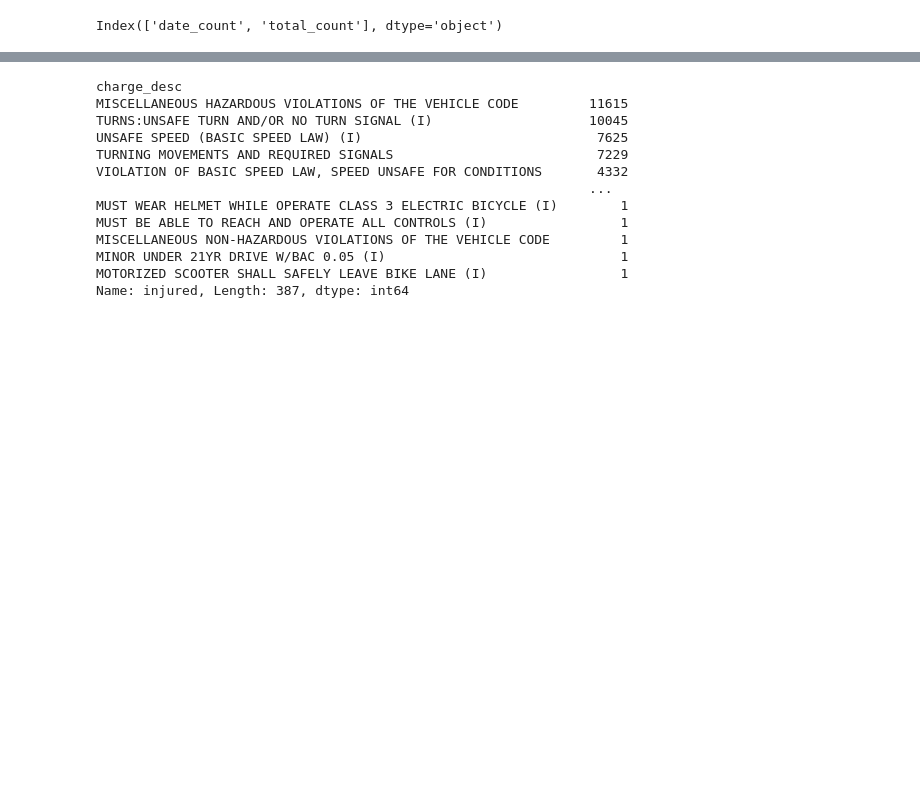
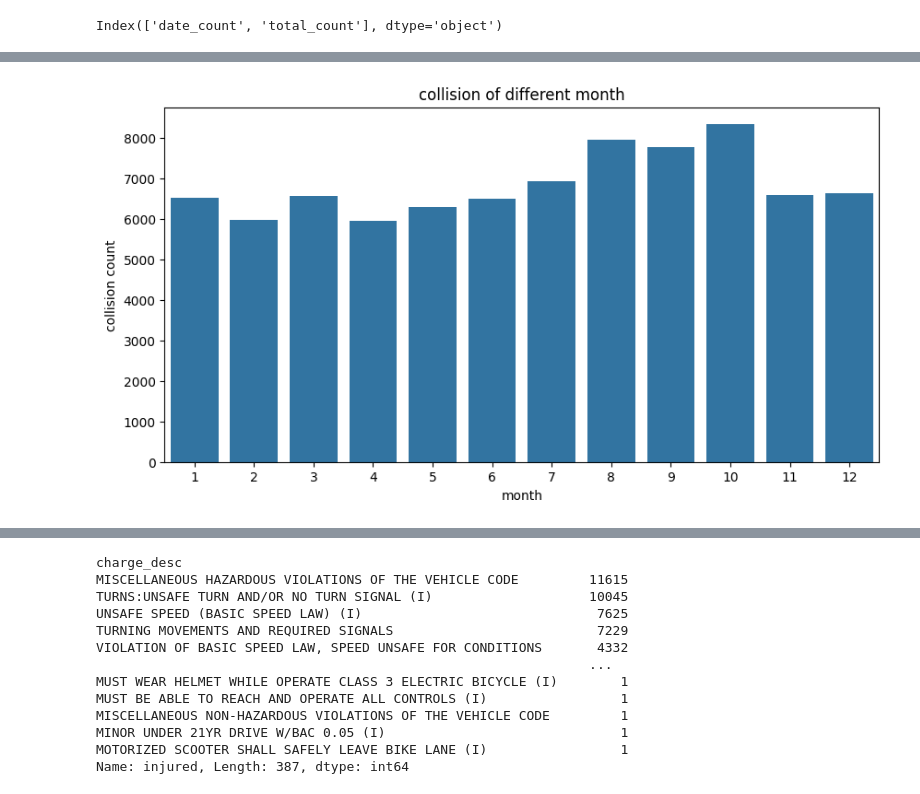
Before and after one commit to rellimrebo/traffic-risk-estimator, a Jupyter notebook: data_statistic.ipynb, the cells around one changed output, grey strips where cells are left out. Saved outputs shown, nothing was run; the diff lists cells and outputs as text; code cells hidden in the pictures; blank space fills up the shorter version.

```diff
--- a/data_statistic.ipynb
+++ b/data_statistic.ipynb
@@ -104,0 +105,9 @@ plt.show()
+# %%
+plt.figure(figsize=(10, 5))
+sns.barplot(x=month_count.index, y=month_count.values)
+plt.title('collision of different month')
+plt.xlabel('month')
+plt.ylabel('collision count')
+plt.show()
+# %% [output]
+[figure, added]
```
Also changed, not shown: parts of 46 cells of this notebook.
